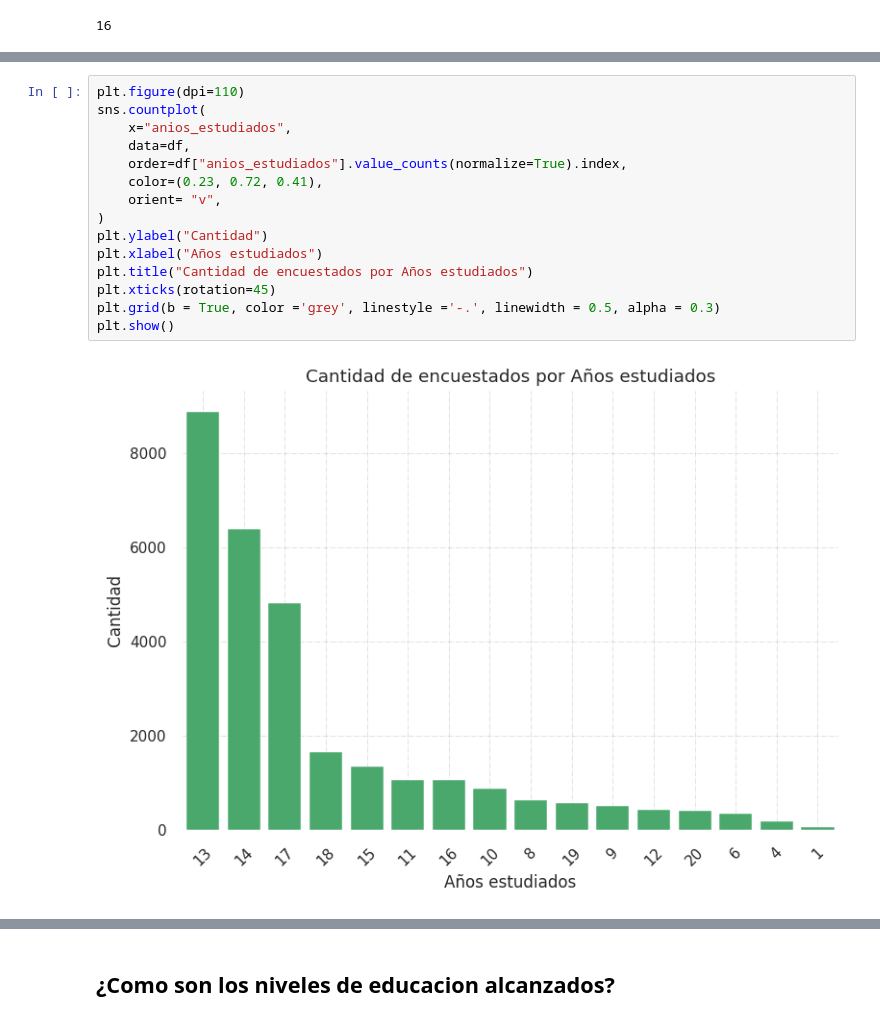
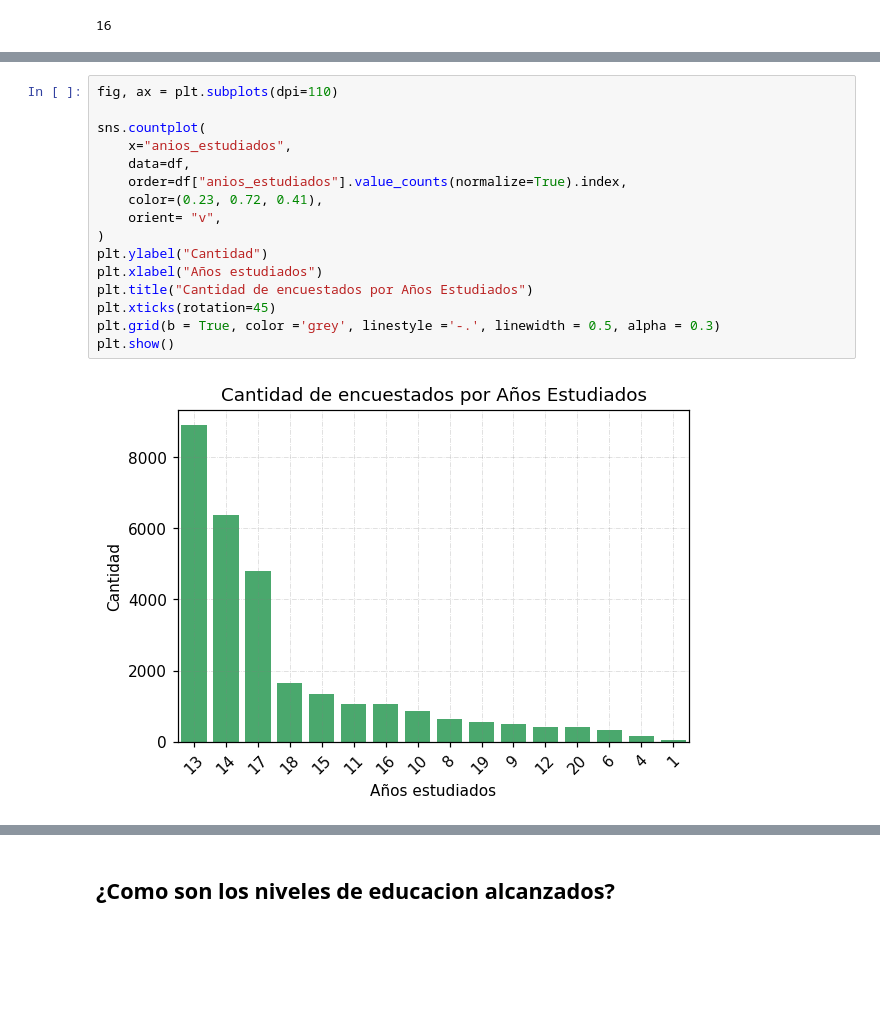
Before and after one commit to fjpacheco/machine-learning, a Jupyter notebook: preguntas_randoms.ipynb, the cells around one changed output, grey strips where cells are left out. Cells and saved outputs as stored; diff of their text form; blank space fills up the shorter version.

```diff
--- a/preguntas_randoms.ipynb
+++ b/preguntas_randoms.ipynb
@@ -629,17 +643,18 @@ plt.show()
 # %%
-plt.figure(dpi=110)
+fig, ax = plt.subplots(dpi=110)
+
 sns.countplot(
     x="anios_estudiados",
     data=df,
     order=df["anios_estudiados"].value_counts(normalize=True).index,
     color=(0.23, 0.72, 0.41),
     orient= "v",
 )
 plt.ylabel("Cantidad")
 plt.xlabel("Años estudiados")
-plt.title("Cantidad de encuestados por Años estudiados")
+plt.title("Cantidad de encuestados por Años Estudiados")
 plt.xticks(rotation=45)
 plt.grid(b = True, color ='grey', linestyle ='-.', linewidth = 0.5, alpha = 0.3)
 plt.show()
 # %% [output]
-[figure, old version]
+[figure, new version]
```
Also changed, not shown: parts of 47 cells of this notebook.
